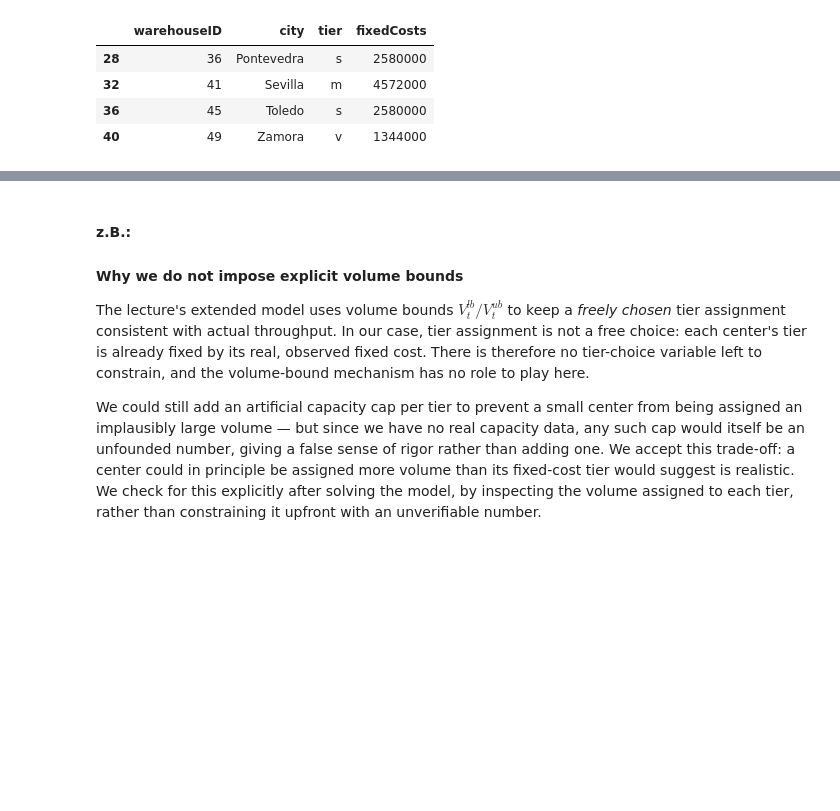
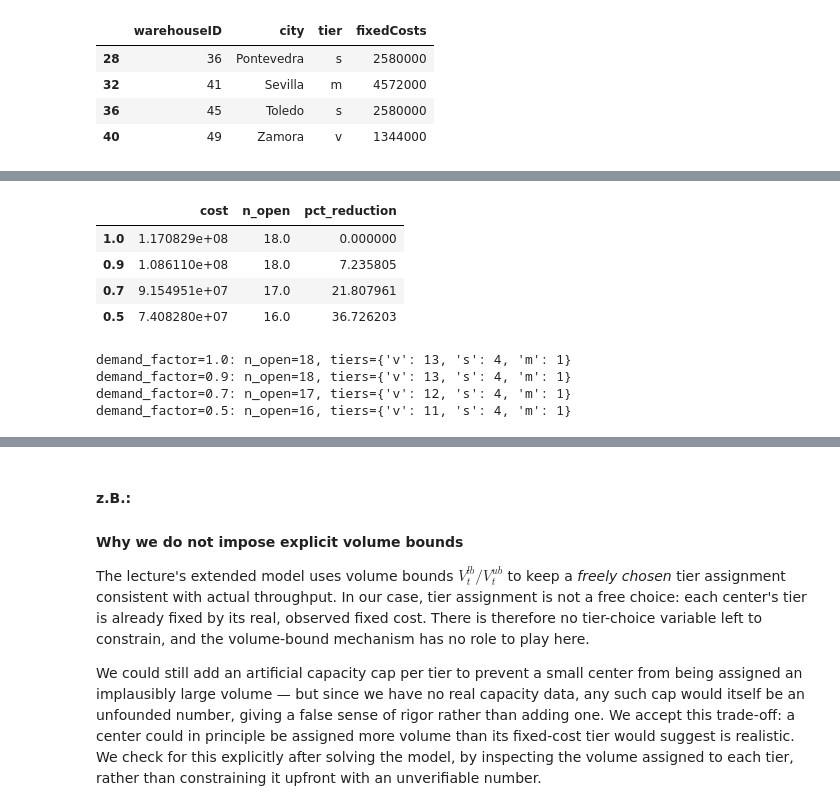
Before and after one commit to TimonLudwig1/case_study_3_d3, a Jupyter notebook: case_study.ipynb, the cells around one changed output, grey strips where cells are left out. Drawn from its saved outputs; the diff is of its cells as text; code cells hidden in the pictures; blank space fills up the shorter version.

Commit message:
added demand reduction analysis

```diff
--- a/case_study.ipynb
+++ b/case_study.ipynb
@@ -1422,0 +1435,26 @@ scenario, even though both change the network's composition.
+# %%
+demand_results = {
+    d: solve_network(demand_factor=d) for d in [1.0, 0.9, 0.7, 0.5]
+}
+
+demand_red_df = pd.DataFrame({
+    d: {"cost": r["total_cost"], "n_open": r["n_open"]}
+    for d, r in demand_results.items()
+}).T
+
+demand_red_df["pct_reduction"] = (1 - demand_red_df["cost"] / demand_red_df.loc[1.0, "cost"]) * 100
+display(demand_red_df)
+
+for d in [1.0, 0.9, 0.7, 0.5]:
+    tiers = warehouses_flat.set_index("warehouseID").loc[demand_results[d]["open_centers"], "tier"].value_counts()
+    print(f"demand_factor={d}: n_open={demand_results[d]['n_open']}, tiers={tiers.to_dict()}")
+# %% [output]
+|  | cost | n_open | pct_reduction |
+| 1.0 | 1.170829e+08 | 18.0 | 0.000000 |
+| 0.9 | 1.086110e+08 | 18.0 | 7.235805 |
+| 0.7 | 9.154951e+07 | 17.0 | 21.807961 |
+| 0.5 | 7.408280e+07 | 16.0 | 36.726203 |
+demand_factor=1.0: n_open=18, tiers={'v': 13, 's': 4, 'm': 1}
+demand_factor=0.9: n_open=18, tiers={'v': 13, 's': 4, 'm': 1}
+demand_factor=0.7: n_open=17, tiers={'v': 12, 's': 4, 'm': 1}
+demand_factor=0.5: n_open=16, tiers={'v': 11, 's': 4, 'm': 1}
```
Also changed, not shown: parts of 11 cells of this notebook.
